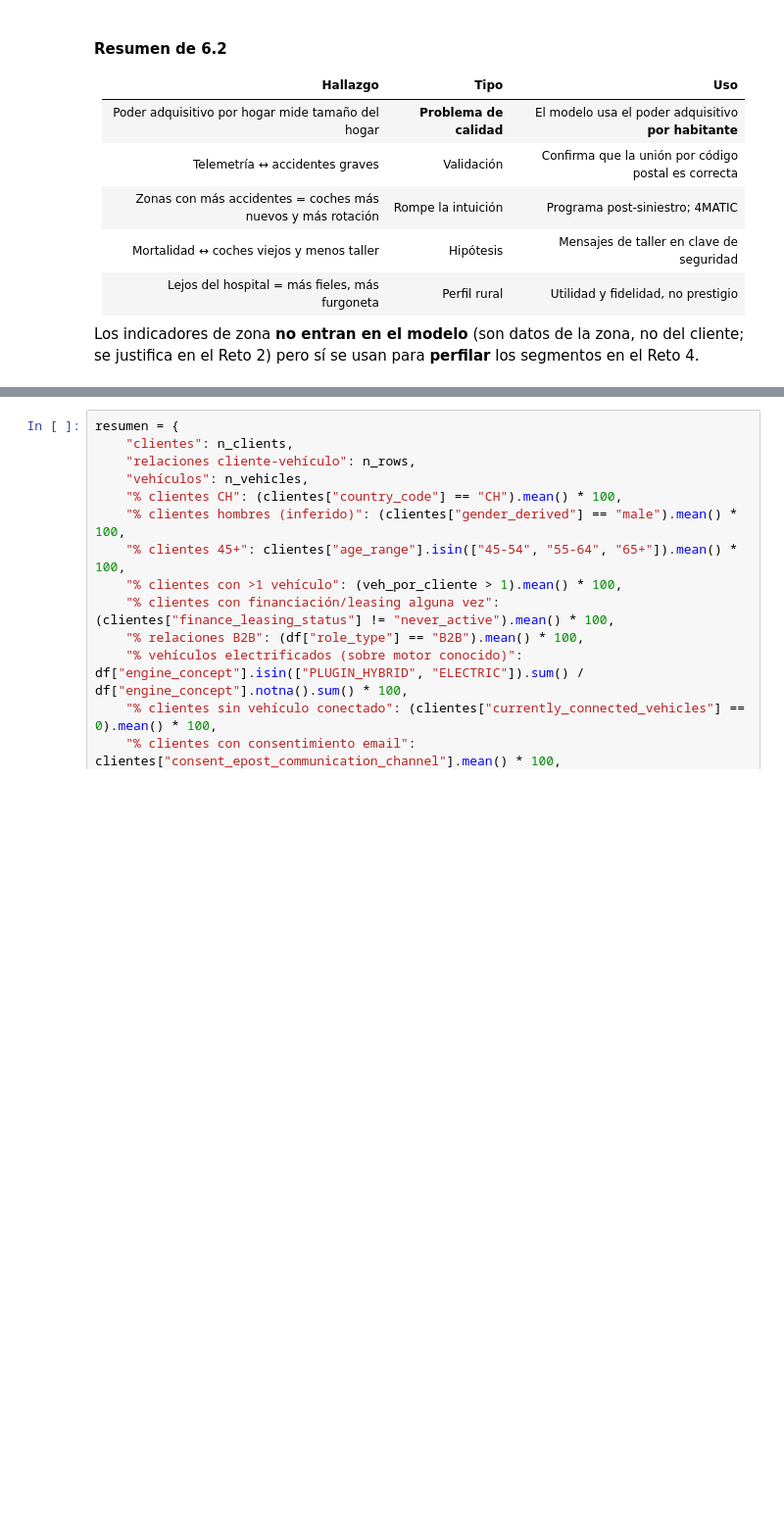
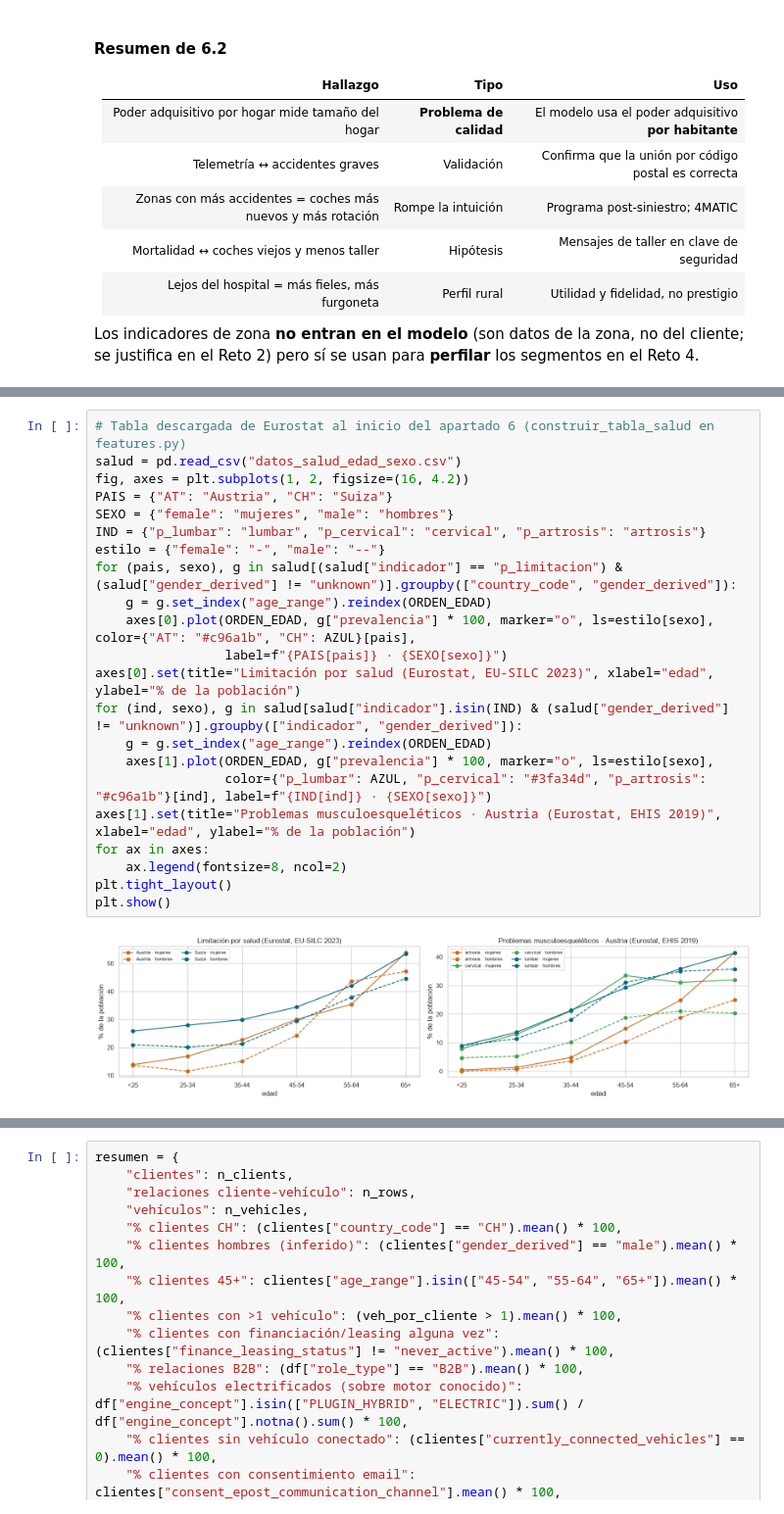
Before and after one commit to albaalibaii/Mercedes-Benz, a Jupyter notebook: Reto1_EDA.ipynb, the cells around one changed output, grey strips where cells are left out. Shown at 98% size. Drawn from its saved outputs; the diff is of its cells as text; blank space fills up the shorter version.

```diff
--- a/Reto1_EDA.ipynb
+++ b/Reto1_EDA.ipynb
@@ -1131,0 +1167,24 @@ pero sí se usan para **perfilar** los segmentos en el Reto 4.
+# %%
+# Tabla descargada de Eurostat al inicio del apartado 6 (construir_tabla_salud en features.py)
+salud = pd.read_csv("datos_salud_edad_sexo.csv")
+fig, axes = plt.subplots(1, 2, figsize=(16, 4.2))
+PAIS = {"AT": "Austria", "CH": "Suiza"}
+SEXO = {"female": "mujeres", "male": "hombres"}
+IND = {"p_lumbar": "lumbar", "p_cervical": "cervical", "p_artrosis": "artrosis"}
+estilo = {"female": "-", "male": "--"}
+for (pais, sexo), g in salud[(salud["indicador"] == "p_limitacion") & (salud["gender_derived"] != "unknown")].groupby(["country_code", "gender_derived"]):
+    g = g.set_index("age_range").reindex(ORDEN_EDAD)
+    axes[0].plot(ORDEN_EDAD, g["prevalencia"] * 100, marker="o", ls=estilo[sexo], color={"AT": "#c96a1b", "CH": AZUL}[pais],
+                 label=f"{PAIS[pais]} · {SEXO[sexo]}")
+axes[0].set(title="Limitación por salud (Eurostat, EU-SILC 2023)", xlabel="edad", ylabel="% de la población")
+for (ind, sexo), g in salud[salud["indicador"].isin(IND) & (salud["gender_derived"] != "unknown")].groupby(["indicador", "gender_derived"]):
+    g = g.set_index("age_range").reindex(ORDEN_EDAD)
+    axes[1].plot(ORDEN_EDAD, g["prevalencia"] * 100, marker="o", ls=estilo[sexo],
+                 color={"p_lumbar": AZUL, "p_cervical": "#3fa34d", "p_artrosis": "#c96a1b"}[ind], label=f"{IND[ind]} · {SEXO[sexo]}")
+axes[1].set(title="Problemas musculoesqueléticos · Austria (Eurostat, EHIS 2019)", xlabel="edad", ylabel="% de la población")
+for ax in axes:
+    ax.legend(fontsize=8, ncol=2)
+plt.tight_layout()
+plt.show()
+# %% [output]
+[figure, added]
```
Also changed, not shown: parts of 13 cells of this notebook, 10 other files.
